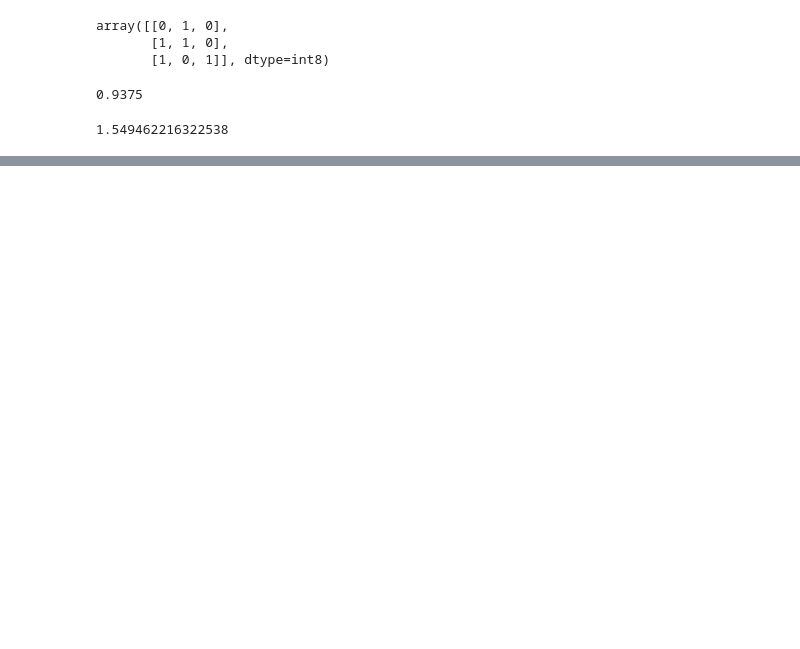
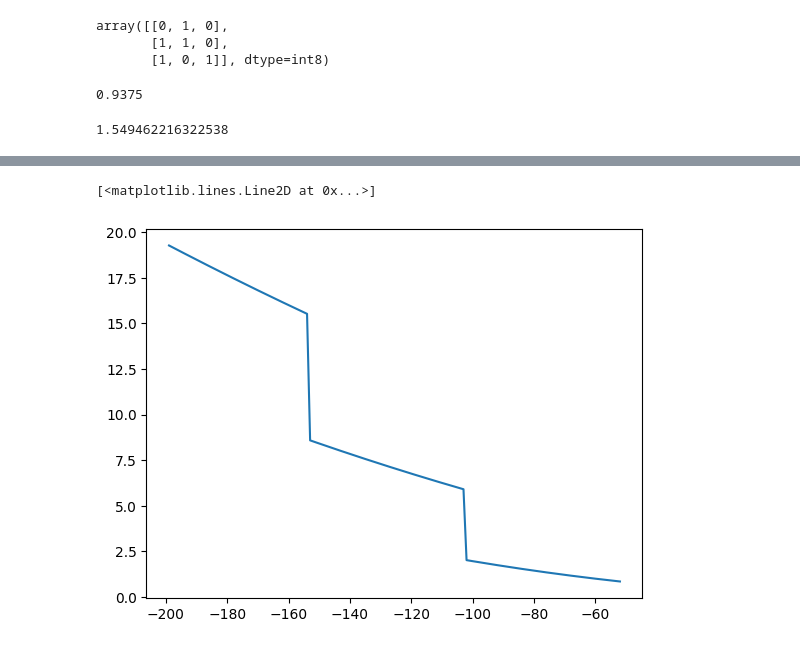
Before and after one commit to superbignut/superbigdog, a Jupyter notebook: main.ipynb, the cells around one changed output, grey strips where cells are left out. Drawn from its saved outputs; the diff is of its cells as text; code cells hidden in the pictures; blank space fills up the shorter version.

```diff
--- a/main.ipynb
+++ b/main.ipynb
@@ -37,0 +56,7 @@ np.exp(-0.1/(-0.1 / np.log(15/16)))
+# %%
+ans = (np.array(ls_y1) - np.array(ls_y2))**2
+# %%
+plt.plot(ls_x, ans)
+# %% [output]
+[<matplotlib.lines.Line2D at 0x...>]
+[figure, added]
```
Also changed, not shown: parts of 10 cells of this notebook, 14 other files.
